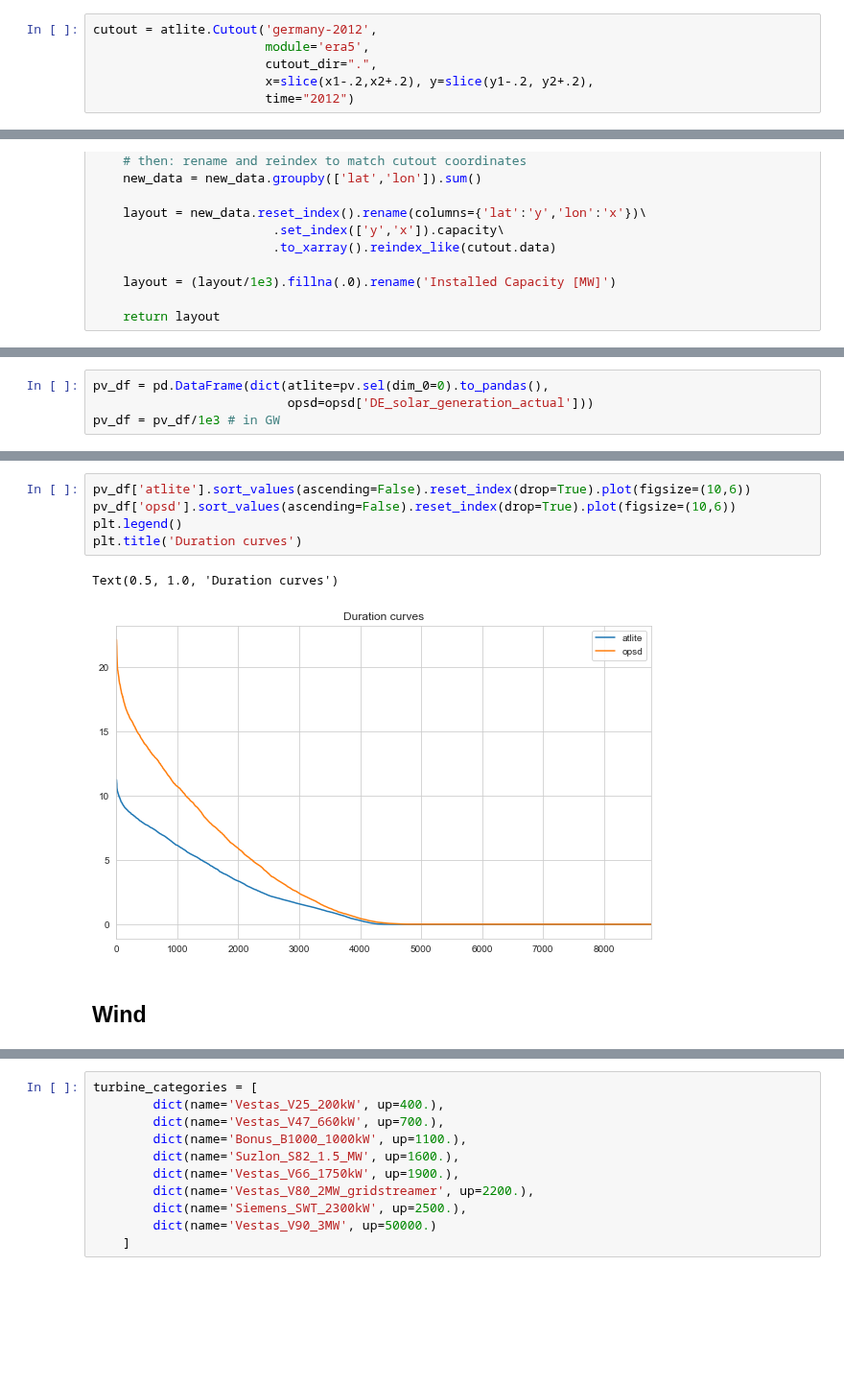
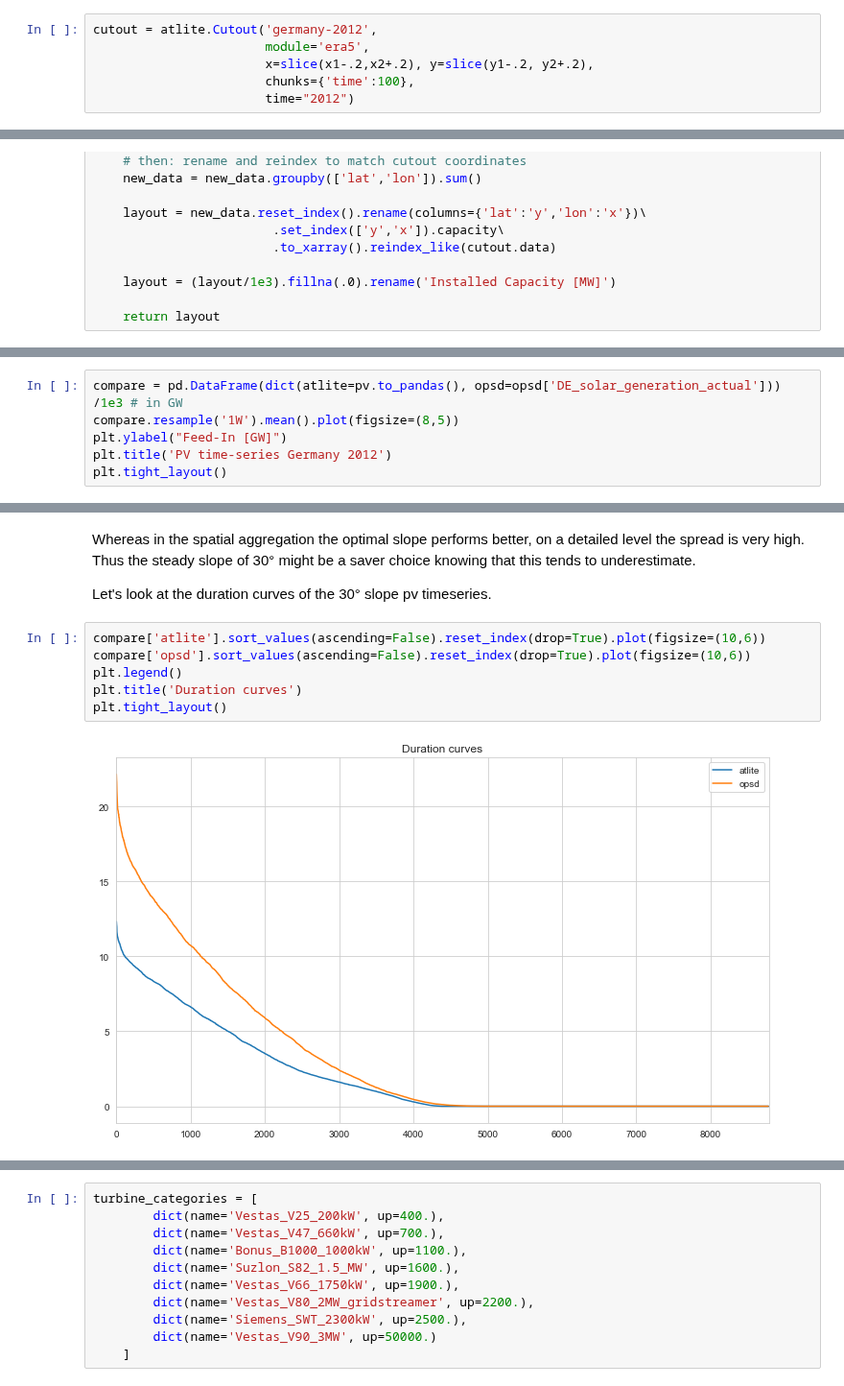
Before and after one commit to PyPSA/atlite, a Jupyter notebook: examples/historic-comparison-germany.ipynb, the cells around one changed output, grey strips where cells are left out. Shown at 96% size. Drawn from its saved outputs; the diff is of its cells as text; blank space fills up the shorter version.

```diff
--- a/examples/historic-comparison-germany.ipynb
+++ b/examples/historic-comparison-germany.ipynb
@@ -90,8 +95,8 @@ x1, y1, x2, y2 = de['geometry'].bounds
 # %%
 cutout = atlite.Cutout('germany-2012',
                        module='era5',
-                       cutout_dir=".",
                        x=slice(x1-.2,x2+.2), y=slice(y1-.2, y2+.2),
+                       chunks={'time':100},
                        time="2012")
 # %%
 cutout.prepare()
@@ -233,4 +241,6 @@ Convert and aggregate `pv`: 100% (12 of 12) || Elapsed Time: 0:00:05 Time:  0:00
 # %%
-pv_df = pd.DataFrame(dict(atlite=pv.sel(dim_0=0).to_pandas(),
-                          opsd=opsd['DE_solar_generation_actual']))
-pv_df = pv_df/1e3 # in GW
+compare = pd.DataFrame(dict(atlite=pv.to_pandas(), opsd=opsd['DE_solar_generation_actual'])) /1e3 # in GW
+compare.resample('1W').mean().plot(figsize=(8,5))
+plt.ylabel("Feed-In [GW]")
+plt.title('PV time-series Germany 2012')
+plt.tight_layout()
@@ -259,10 +287,12 @@ ax.plot([0,20],[0,20], c='gray')
+# %% [markdown]
+Whereas in the spatial aggregation the optimal slope performs better, on a detailed level the spread is very high. Thus the steady slope of 30° might be a saver choice knowing that this tends to underestimate.
+
+Let's look at the duration curves of the 30° slope pv timeseries.
 # %%
-pv_df['atlite'].sort_values(ascending=False).reset_index(drop=True).plot(figsize=(10,6))
-pv_df['opsd'].sort_values(ascending=False).reset_index(drop=True).plot(figsize=(10,6))
+compare['atlite'].sort_values(ascending=False).reset_index(drop=True).plot(figsize=(10,6))
+compare['opsd'].sort_values(ascending=False).reset_index(drop=True).plot(figsize=(10,6))
 plt.legend()
 plt.title('Duration curves')
+plt.tight_layout()
 # %% [output]
-Text(0.5, 1.0, 'Duration curves')
-[figure, old version]
+[figure, new version]
-# %% [markdown]
-## Wind
```
Also changed, not shown: parts of 33 cells of this notebook, 1 other file.
